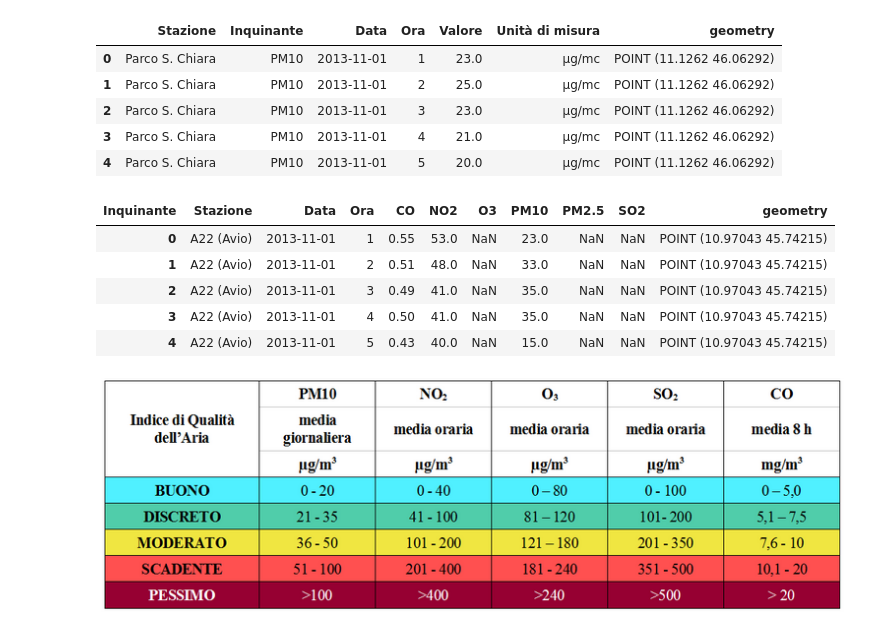
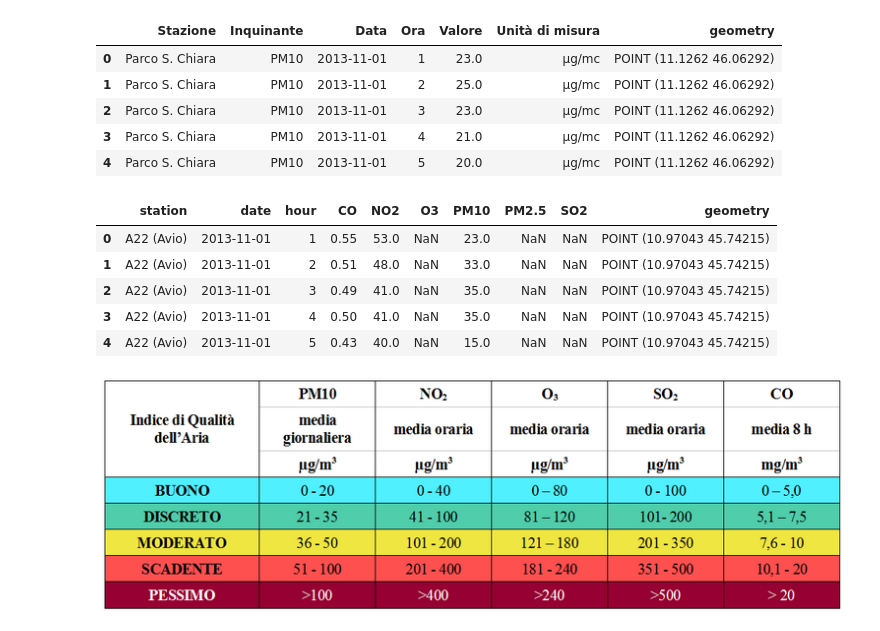
Before and after one commit to CarloDegasperi/DataScience, a Jupyter notebook: notebooks/EDA.ipynb, the cells around one changed output. Cells and saved outputs as stored; diff of their text form; code cells hidden in the pictures.

```diff
--- a/notebooks/EDA.ipynb
+++ b/notebooks/EDA.ipynb
@@ -103,12 +107,13 @@ appa_df.head()
 # %%
 # spostiamo gli inquinanti su diverse colonne per facilitare il confronto
 appa_df['Valore'] = pd.to_numeric(appa_df['Valore'], errors='coerce')
 appa_comp_df = appa_df.pivot_table(index=['Stazione', 'Data', 'Ora'],columns='Inquinante', values='Valore').reset_index()
-#appa_comp_df[appa_comp_df.isna() ] = 0
+appa_comp_df.columns.name = None
 appa_comp_df['geometry'] = appa_comp_df['Stazione'].map(appa_pos.set_index('station')['geometry'])
+appa_comp_df = appa_comp_df.rename(columns={'Stazione': 'station', 'Data': 'date', 'Ora': 'hour'})
 appa_comp_df.head()
 # %% [output]
-| Inquinante | Stazione | Data | Ora | CO | NO2 | O3 | PM10 | PM2.5 | SO2 | geometry |
+|  | station | date | hour | CO | NO2 | O3 | PM10 | PM2.5 | SO2 | geometry |
 | 0 | A22 (Avio) | 2013-11-01 | 1 | 0.55 | 53.0 | NaN | 23.0 | NaN | NaN | POINT (10.97043 45.74215) |
 | 1 | A22 (Avio) | 2013-11-01 | 2 | 0.51 | 48.0 | NaN | 33.0 | NaN | NaN | POINT (10.97043 45.74215) |
 | 2 | A22 (Avio) | 2013-11-01 | 3 | 0.49 | 41.0 | NaN | 35.0 | NaN | NaN | POINT (10.97043 45.74215) |
```
Also changed, not shown: parts of 11 cells of this notebook, 2 other files.
